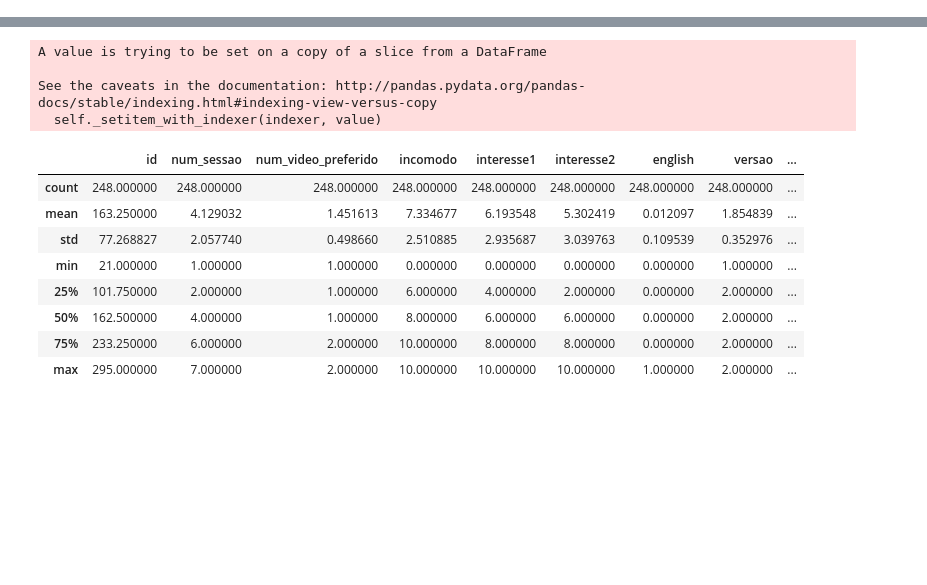
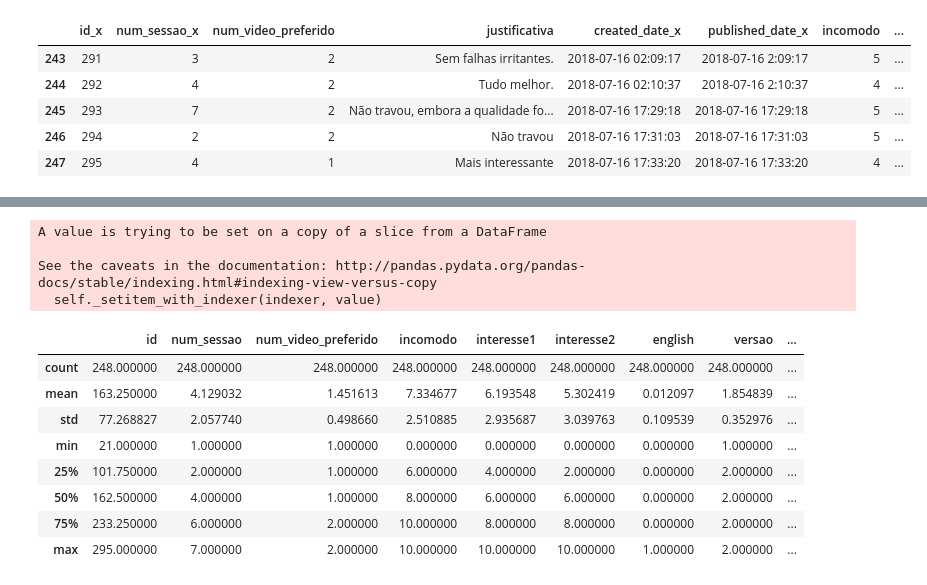
Before and after one commit to mateussnogs/analise_qose_2, a Jupyter notebook: analise_qose.ipynb, the cells around one changed output, grey strips where cells are left out. Cells and saved outputs as stored; diff of their text form; code cells hidden in the pictures; blank space fills up the shorter version.

```diff
--- a/analise_qose.ipynb
+++ b/analise_qose.ipynb
@@ -53,3 +29,24 @@ feeds_stress[ ['justificativa', 'incomodo', 'session_id']]
+# %%
+# Join entre Stress e Feedbacks
+
+feedbacks = pd.read_csv("Feedbacks 17_08 - video_sessions_feedback.csv", parse_dates=['created_date'])
+stress = pd.read_csv("Stress 17_08 - video_sessions_stressfeedback.csv", parse_dates=['created_date'])
+
+stress_sid = stress[pd.notna(stress['session_id'])] # pega os que tem session_id preenchido
+stress_email = stress[pd.notna(stress['email'])] # pega os que tem email preenchido
+stress_email = stress_email[ ~stress_email['session_id'].isin(stress_sid['session_id']) ] # pega os que tem email sem session_id
+stress_final = pd.concat([stress_sid, stress_email])
+
+feedbacks_stress = pd.merge(feedbacks, stress_final, on=['session_id', 'email'], how='inner')
+
+feedbacks_stress.tail()
+# %% [output]
+|  | id_x | num_sessao_x | num_video_preferido | justificativa | created_date_x | published_date_x | incomodo | ... |
+| 243 | 291 | 3 | 2 | Sem falhas irritantes. | 2018-07-16 02:09:17 | 2018-07-16 2:09:17 | 5 | ... |
+| 244 | 292 | 4 | 2 | Tudo melhor. | 2018-07-16 02:10:37 | 2018-07-16 2:10:37 | 4 | ... |
+| 245 | 293 | 7 | 2 | Não travou, embora a qualidade fo... | 2018-07-16 17:29:18 | 2018-07-16 17:29:18 | 5 | ... |
+| 246 | 294 | 2 | 2 | Não travou | 2018-07-16 17:31:03 | 2018-07-16 17:31:03 | 5 | ... |
+| 247 | 295 | 4 | 1 | Mais interessante | 2018-07-16 17:33:20 | 2018-07-16 17:33:20 | 4 | ... |
 # %%
 #normaliza os dados da versao 1 para range de 5
 feedbacks_stress.loc[feedbacks_stress['versao'] == 1, ['incomodo', 'interesse1', 'interesse2'] ] //= 2
```
Also changed, not shown: parts of 7 cells of this notebook.
